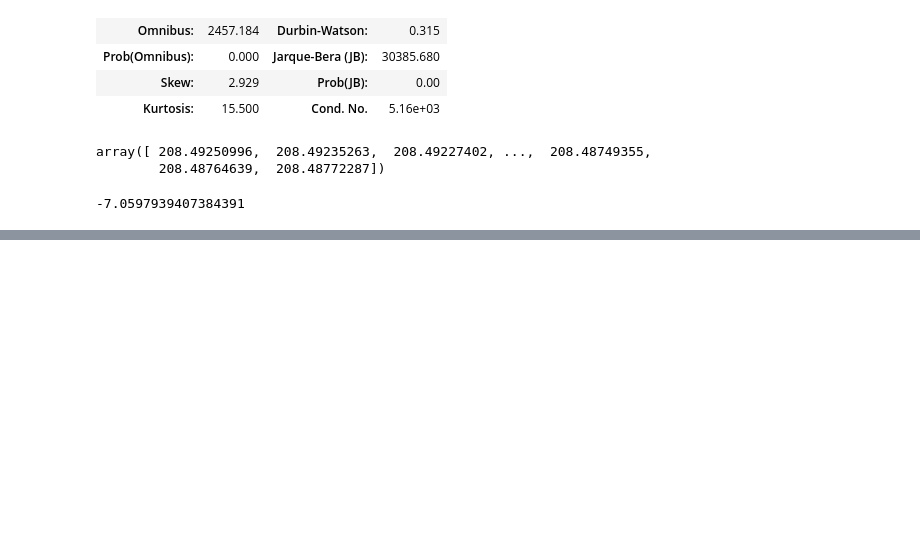
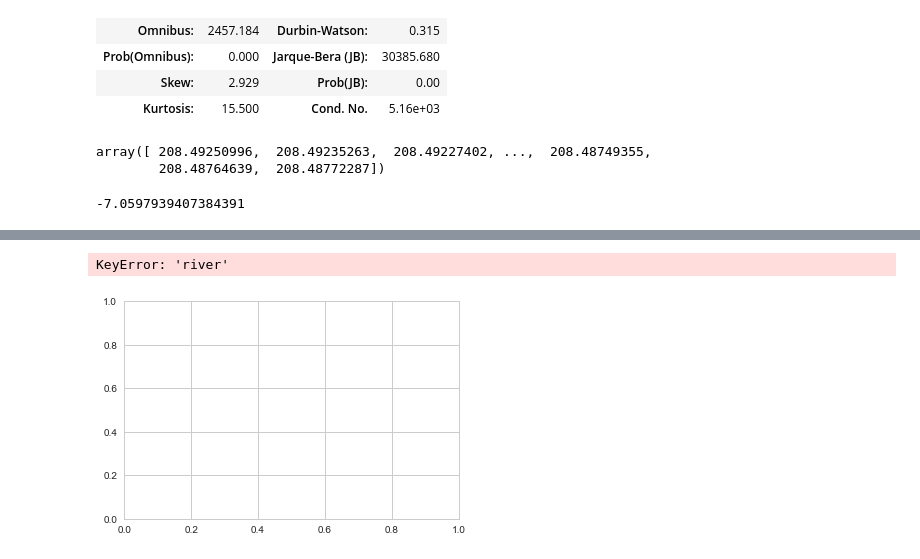
Before and after one commit to pycckuu/Great-Lakes-Data, a Jupyter notebook: post_proc_scripts/Data crunching.ipynb, the cells around one changed output, grey strips where cells are left out. Cells and saved outputs as stored; diff of their text form; code cells hidden in the pictures; blank space fills up the shorter version.

```diff
--- a/post_proc_scripts/Data crunching.ipynb
+++ b/post_proc_scripts/Data crunching.ipynb
@@ -133,0 +142,3 @@ result.params[1]*365
+# %%
+df1 = df[['river','j_day','inflowT','year']]
+df1['j_day'] = df1['j_day'].apply(pd.to_numeric)
@@ -133,0 +188,5 @@ result.params[1]*365
+# %%
+sns.tsplot(data=df3, time='j_day', condition='river', value='inflowT')
+# %% [output]
+KeyError: 'river'
+[figure, added]
```
Also changed, not shown: parts of 11 cells of this notebook, 3 other files.
